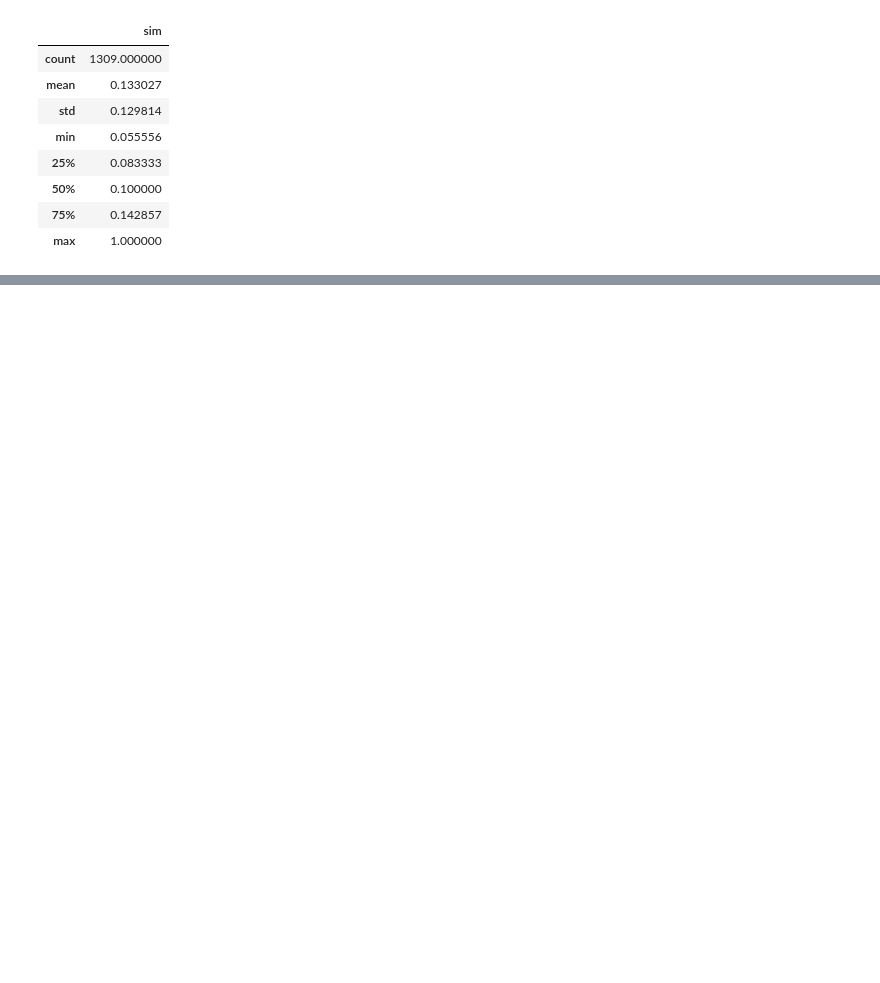
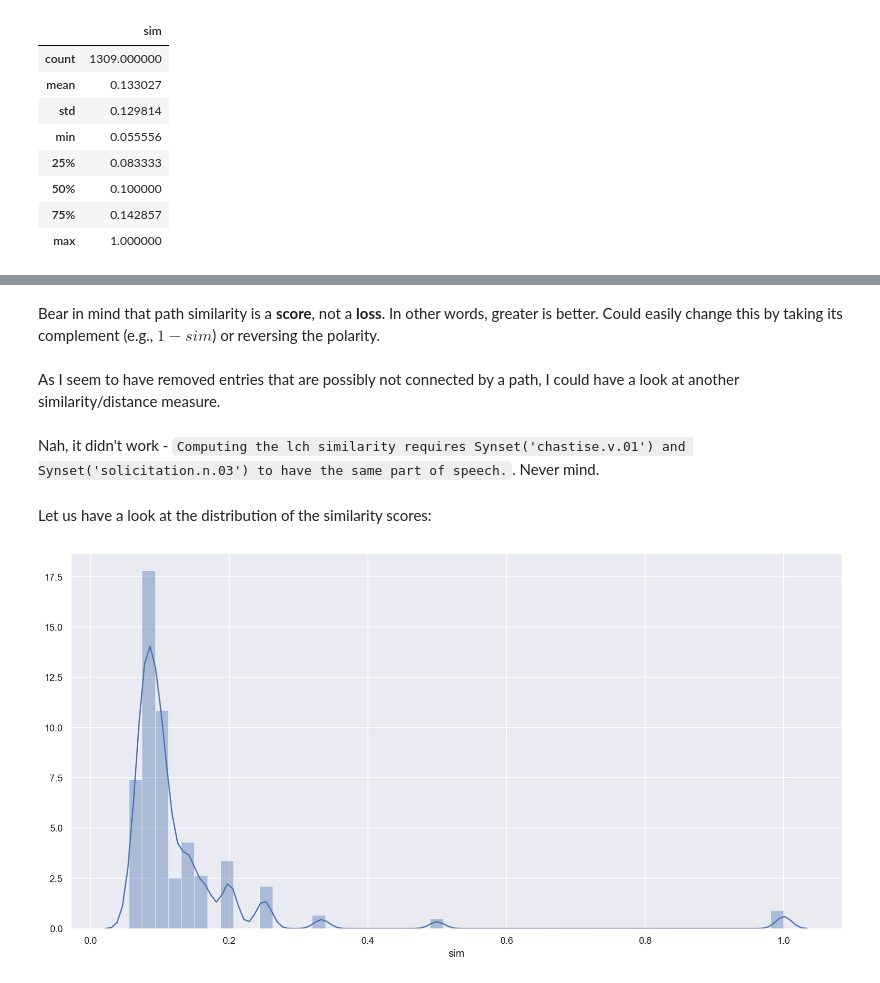
Before and after one commit to gerberl/emoji2sense_nextpaper, a Jupyter notebook: wordnet-distance-as-loss/expl.ipynb, the cells around one changed output, grey strips where cells are left out. Drawn from its saved outputs; the diff is of its cells as text; code cells hidden in the pictures; blank space fills up the shorter version.

```diff
--- a/wordnet-distance-as-loss/expl.ipynb
+++ b/wordnet-distance-as-loss/expl.ipynb
@@ -47,3 +61,5 @@ path_sim_df.describe()
 | 50% | 0.100000 |
 | 75% | 0.142857 |
 | max | 1.000000 |
+# %%
+path_sim_df = path_sim_df.sort_values('sim')
@@ -49,0 +159,19 @@ path_sim_df.describe()
+# %% [markdown]
+Bear in mind that path similarity is a **score**, not a **loss**. In other words, greater is better. Could easily change this by taking its complement (e.g., $1-sim$) or reversing the polarity.
+# %% [markdown]
+As I seem to have removed entries that are possibly not connected by a path, I could have a look at another similarity/distance measure.
+# %%
+path_sim_df['lch_sim'] = path_sim_df.apply(lambda x: wn.synset(x['y_true']).lch_similarity(wn.synset(x['y_pred'])), axis='columns')
+# %% [markdown]
+Nah, it didn't work - `Computing the lch similarity requires Synset('chastise.v.01') and Synset('solicitation.n.03') to have the same part of speech.`. Never mind.
+# %% [markdown]
+Let us have a look at the distribution of the similarity scores:
+# %%
+%matplotlib inline
+import pandas as pd
+import numpy as np
+import matplotlib.pyplot as plt
+import seaborn as sns; sns.set()
+sns.set(style="ticks", color_codes=True)
+sns.set_context("notebook")
+# sns.set_context("talk")
@@ -49,0 +180,7 @@ path_sim_df.describe()
+# %%
+sns.set({ "figure.figsize": (12, 8) })
+# %%
+fig, ax = plt.subplots(1, 1, figsize=(16,8))
+ax = sns.distplot(path_sim_df['sim'], ax=ax)
+# %% [output]
+[figure, added]
```
Also changed, not shown: parts of 49 cells of this notebook.
